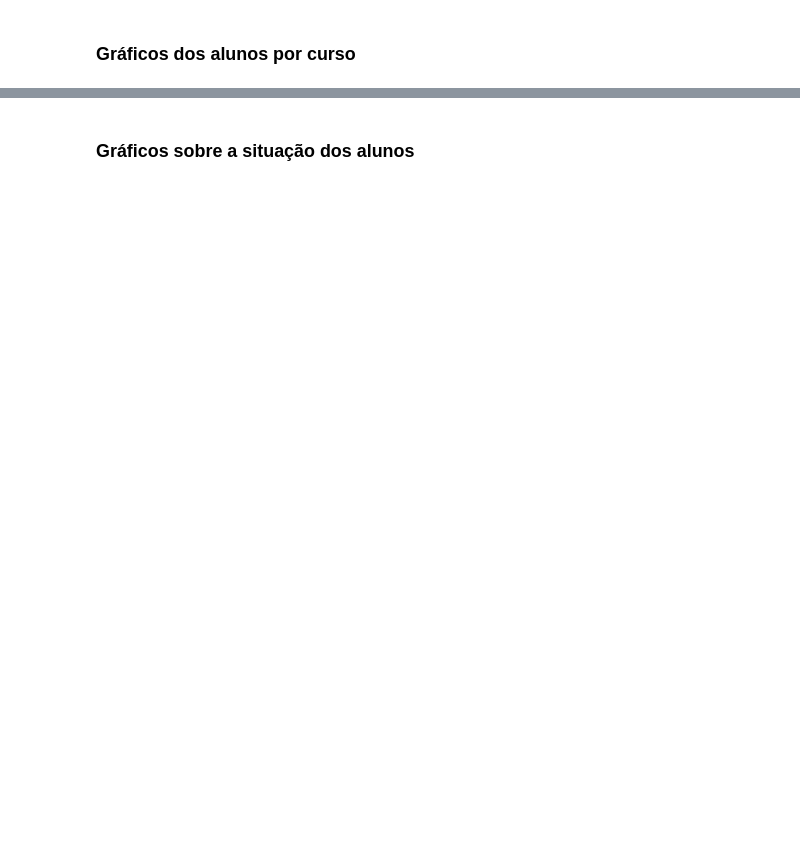
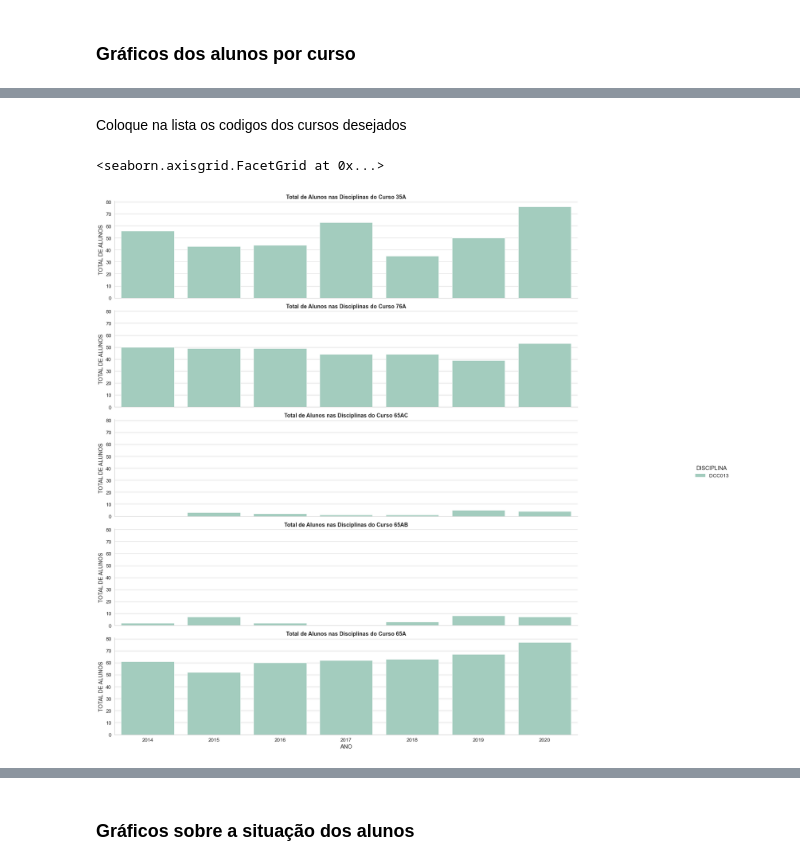
Before and after one commit to Marianaeiterer/Analise-de-dados-do-DCC-, a Jupyter notebook: analise.ipynb, the cells around one changed output, grey strips where cells are left out. Drawn from its saved outputs; the diff is of its cells as text; code cells hidden in the pictures; blank space fills up the shorter version.

```diff
--- a/analise.ipynb
+++ b/analise.ipynb
@@ -113,10 +211,17 @@ display(por_curso)
+# %% [markdown]
+Coloque na lista os codigos dos cursos desejados
+# %%
+lista_cursos =['35A', '76A', '65AC', '65AB', '65A']
 # %%
 e = sns.catplot(data=por_curso, x="ANO", y="TOTAL DE ALUNOS", row = "CODIGO_CURSO", kind="bar", hue="DISCIPLINA",
-           row_order=['35A', '76A', '65AC', '65AB', '65A'], estimator=np.sum, ci=None,
+           row_order=lista_cursos, estimator=np.sum, ci=None,
             palette=['#9CD3C0', '#FF9999'])
 e.fig.set_figheight(20)
 e.fig.set_figwidth(25)
 e.set_titles("Total de Alunos nas Disciplinas do Curso {row_name}", fontdict= {'fontweight':'bold'})
+# %% [output]
+<seaborn.axisgrid.FacetGrid at 0x...>
+[figure, added]
 # %%
 f= sns.catplot(data=por_curso, x="ANO", y="TOTAL DE ALUNOS", kind="bar", hue="DISCIPLINA", col="PERIODO",
            estimator=np.sum, ci=None, palette=['#9CD3C0', '#FF9999'] )
```
Also changed, not shown: parts of 20 cells of this notebook.
